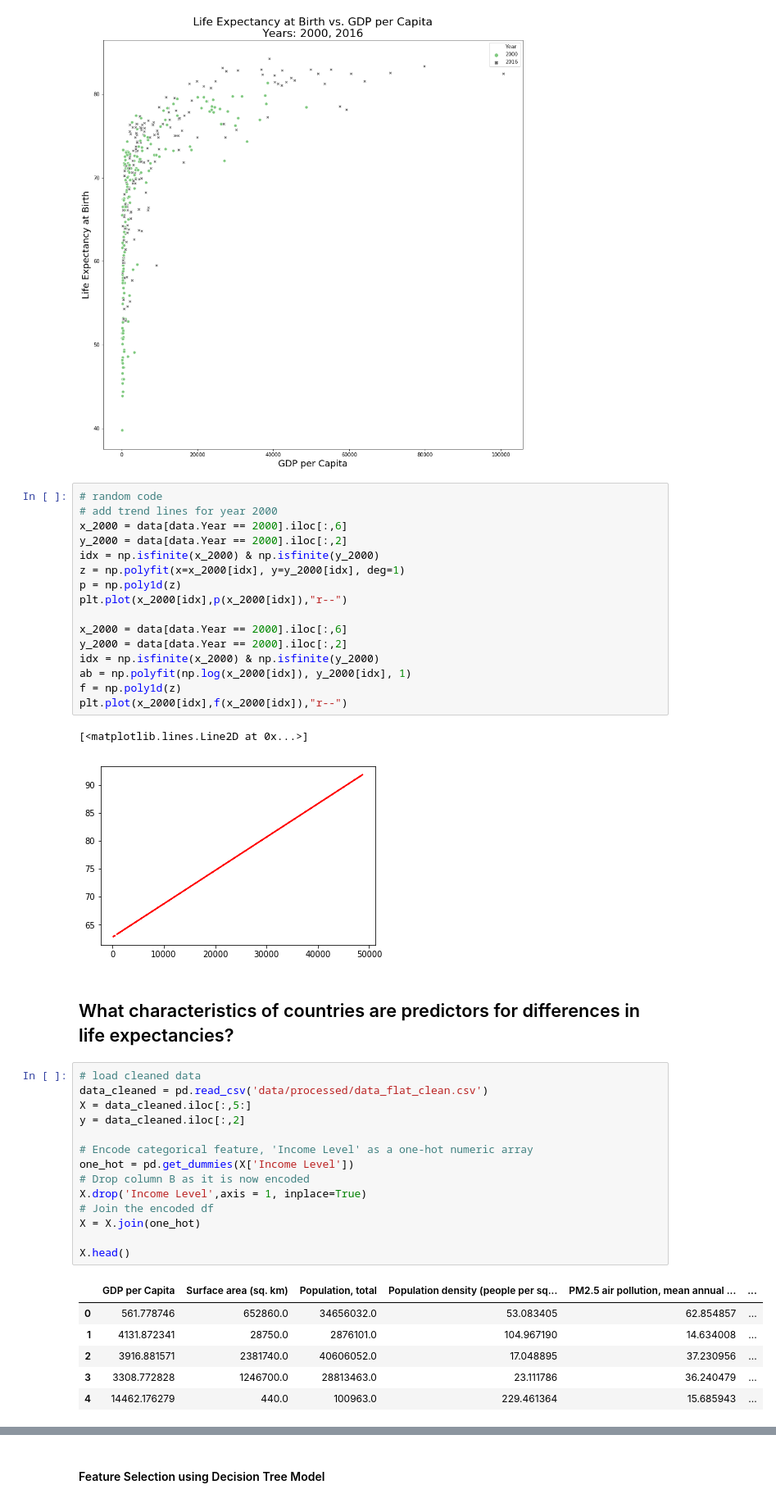
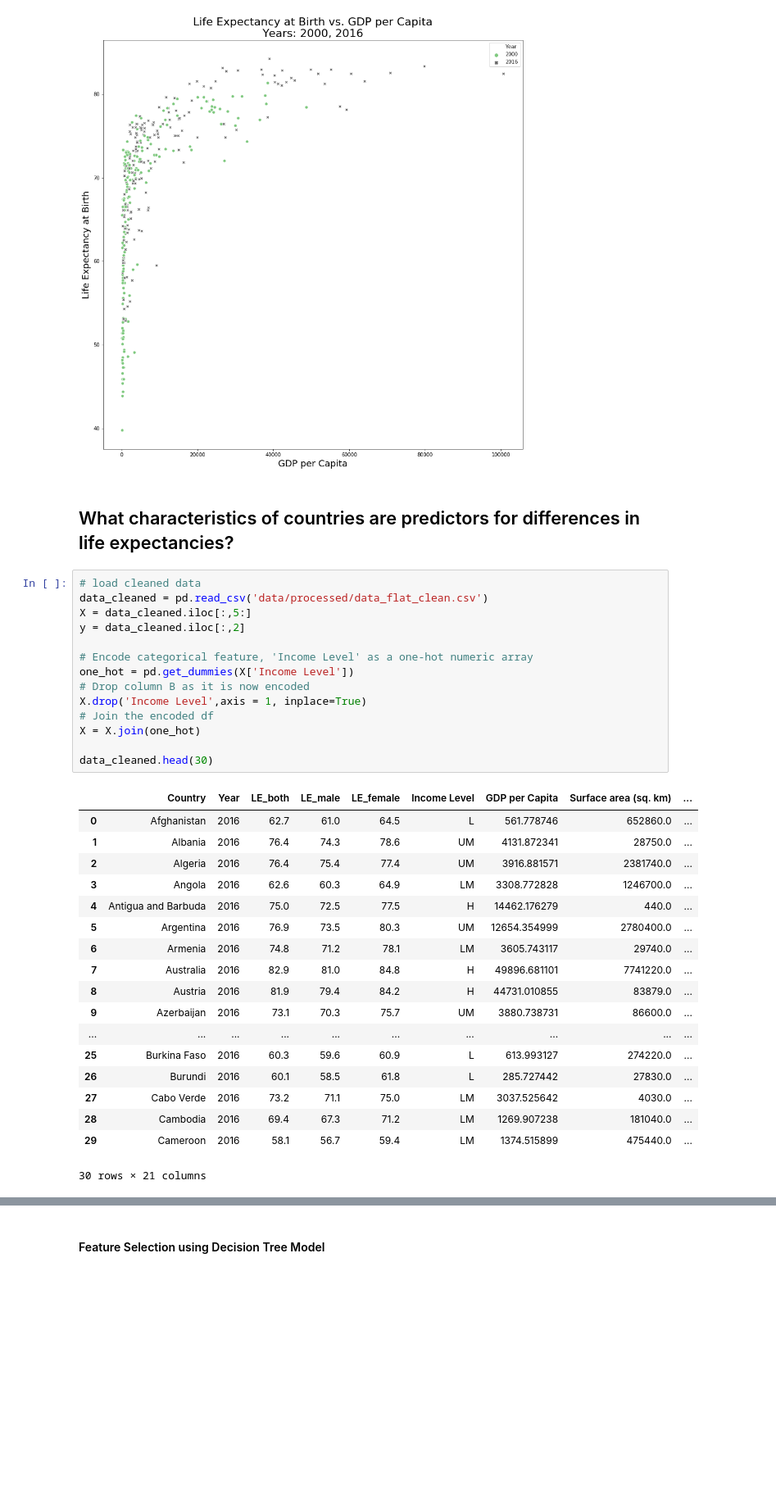
Before and after one commit to patrickFuerst/human_life_exp, a Jupyter notebook: Data_Visualizations(Anna).ipynb, the cells around one changed output, grey strips where cells are left out. Shown at 82% size. Cells and saved outputs as stored; diff of their text form; blank space fills up the shorter version.

```diff
--- a/Data_Visualizations(Anna).ipynb
+++ b/Data_Visualizations(Anna).ipynb
@@ -179,45 +200,38 @@ plt.ylabel('Life Expectancy at Birth', fontsize=18)
 plt.show()
 # %% [output]
 [figure]
-# %%
-# random code
-# add trend lines for year 2000
-x_2000 = data[data.Year == 2000].iloc[:,6]
-y_2000 = data[data.Year == 2000].iloc[:,2]
-idx = np.isfinite(x_2000) & np.isfinite(y_2000)
-z = np.polyfit(x=x_2000[idx], y=y_2000[idx], deg=1)
-p = np.poly1d(z)
-plt.plot(x_2000[idx],p(x_2000[idx]),"r--")
-
-x_2000 = data[data.Year == 2000].iloc[:,6]
-y_2000 = data[data.Year == 2000].iloc[:,2]
-idx = np.isfinite(x_2000) & np.isfinite(y_2000)
-ab = np.polyfit(np.log(x_2000[idx]), y_2000[idx], 1)
-f = np.poly1d(z)
-plt.plot(x_2000[idx],f(x_2000[idx]),"r--")
-# %% [output]
-[<matplotlib.lines.Line2D at 0x...>]
-[figure, removed]
 # %% [markdown]
 ## What characteristics of countries are predictors for differences in life expectancies?
 # %%
 # load cleaned data
 data_cleaned = pd.read_csv('data/processed/data_flat_clean.csv')
 X = data_cleaned.iloc[:,5:]
 y = data_cleaned.iloc[:,2]
 
 # Encode categorical feature, 'Income Level' as a one-hot numeric array
 one_hot = pd.get_dummies(X['Income Level'])
 # Drop column B as it is now encoded
 X.drop('Income Level',axis = 1, inplace=True)
 # Join the encoded df
 X = X.join(one_hot)
 
-X.head()
+data_cleaned.head(30)
 # %% [output]
-|  | GDP per Capita | Surface area (sq. km) | Population, total | Population density (people per sq... | PM2.5 air pollution, mean annual ... | ... |
-| 0 | 561.778746 | 652860.0 | 34656032.0 | 53.083405 | 62.854857 | ... |
-| 1 | 4131.872341 | 28750.0 | 2876101.0 | 104.967190 | 14.634008 | ... |
-| 2 | 3916.881571 | 2381740.0 | 40606052.0 | 17.048895 | 37.230956 | ... |
-| 3 | 3308.772828 | 1246700.0 | 28813463.0 | 23.111786 | 36.240479 | ... |
-| 4 | 14462.176279 | 440.0 | 100963.0 | 229.461364 | 15.685943 | ... |
+|  | Country | Year | LE_both | LE_male | LE_female | Income Level | GDP per Capita | Surface area (sq. km) | ... |
+| 0 | Afghanistan | 2016 | 62.7 | 61.0 | 64.5 | L | 561.778746 | 652860.0 | ... |
+| 1 | Albania | 2016 | 76.4 | 74.3 | 78.6 | UM | 4131.872341 | 28750.0 | ... |
+| 2 | Algeria | 2016 | 76.4 | 75.4 | 77.4 | UM | 3916.881571 | 2381740.0 | ... |
+| 3 | Angola | 2016 | 62.6 | 60.3 | 64.9 | LM | 3308.772828 | 1246700.0 | ... |
+| 4 | Antigua and Barbuda | 2016 | 75.0 | 72.5 | 77.5 | H | 14462.176279 | 440.0 | ... |
+| 5 | Argentina | 2016 | 76.9 | 73.5 | 80.3 | UM | 12654.354999 | 2780400.0 | ... |
+| 6 | Armenia | 2016 | 74.8 | 71.2 | 78.1 | LM | 3605.743117 | 29740.0 | ... |
+| 7 | Australia | 2016 | 82.9 | 81.0 | 84.8 | H | 49896.681101 | 7741220.0 | ... |
+| 8 | Austria | 2016 | 81.9 | 79.4 | 84.2 | H | 44731.010855 | 83879.0 | ... |
+| 9 | Azerbaijan | 2016 | 73.1 | 70.3 | 75.7 | UM | 3880.738731 | 86600.0 | ... |
+| ... | ... | ... | ... | ... | ... | ... | ... | ... | ... |
+| 25 | Burkina Faso | 2016 | 60.3 | 59.6 | 60.9 | L | 613.993127 | 274220.0 | ... |
+| 26 | Burundi | 2016 | 60.1 | 58.5 | 61.8 | L | 285.727442 | 27830.0 | ... |
+| 27 | Cabo Verde | 2016 | 73.2 | 71.1 | 75.0 | LM | 3037.525642 | 4030.0 | ... |
+| 28 | Cambodia | 2016 | 69.4 | 67.3 | 71.2 | LM | 1269.907238 | 181040.0 | ... |
+| 29 | Cameroon | 2016 | 58.1 | 56.7 | 59.4 | LM | 1374.515899 | 475440.0 | ... |
+30 rows × 21 columns
```
Also changed, not shown: parts of 8 cells of this notebook.
